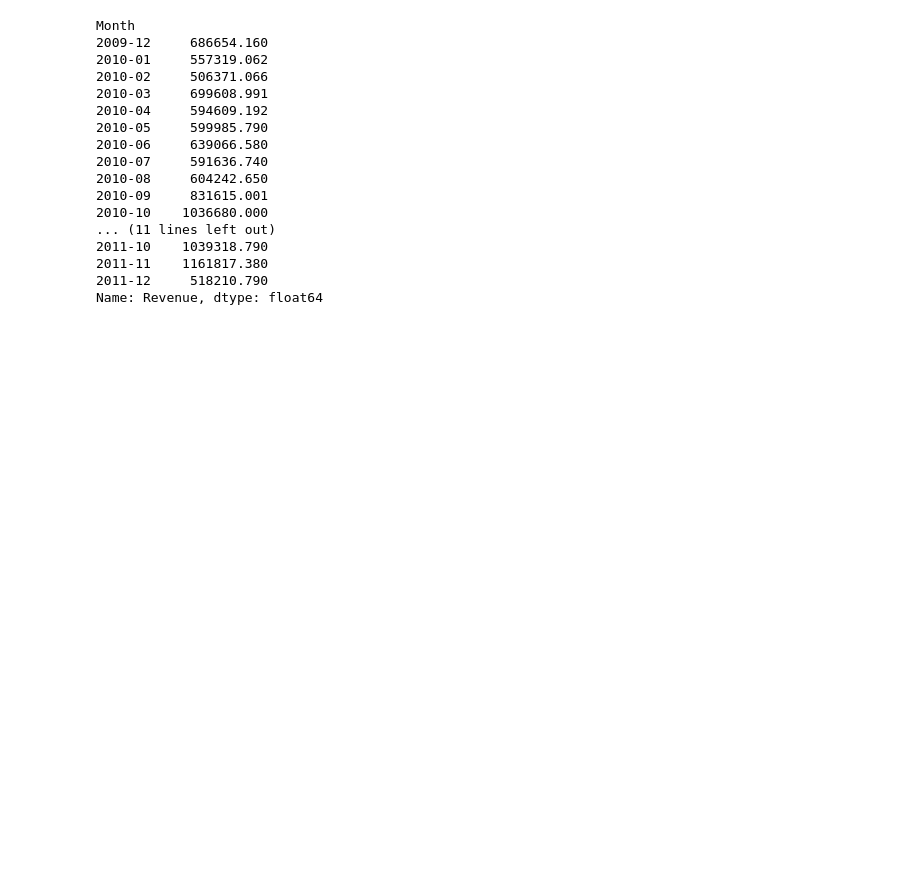
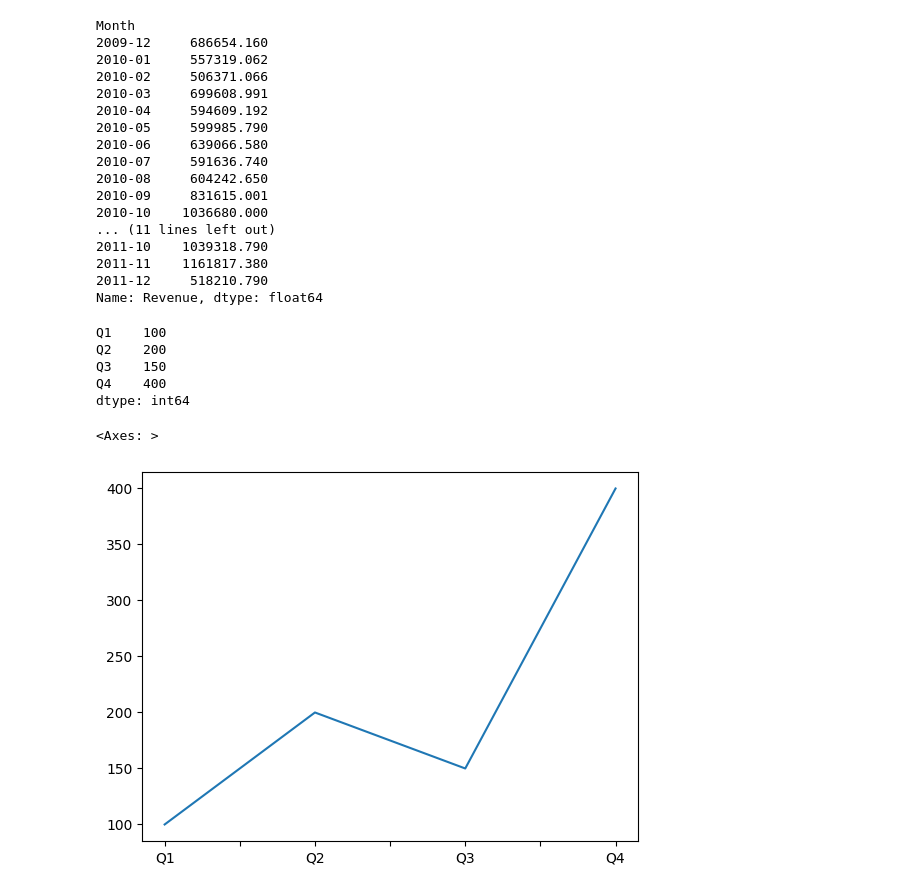
Before and after one commit to mdzaheerjk/Data-Visualization, a Jupyter notebook: Data-Visualization.ipynb, the cells around one changed output. Cells and saved outputs as stored; diff of their text form; code cells hidden in the pictures; blank space fills up the shorter version.

Commit message:
plot

```diff
--- a/Data-Visualization.ipynb
+++ b/Data-Visualization.ipynb
@@ -249,3 +249,18 @@ Month
 2011-11    1161817.380
 2011-12     518210.790
 Name: Revenue, dtype: float64
+# %%
+data=pd.Series(data=[100,200,150,400],index=['Q1','Q2','Q3','Q4'])
+plt.style.use('default')
+data
+# %% [output]
+Q1    100
+Q2    200
+Q3    150
+Q4    400
+dtype: int64
+# %%
+data.plot()
+# %% [output]
+<Axes: >
+[figure, added]
```
Also changed, not shown: parts of 4 cells of this notebook.
